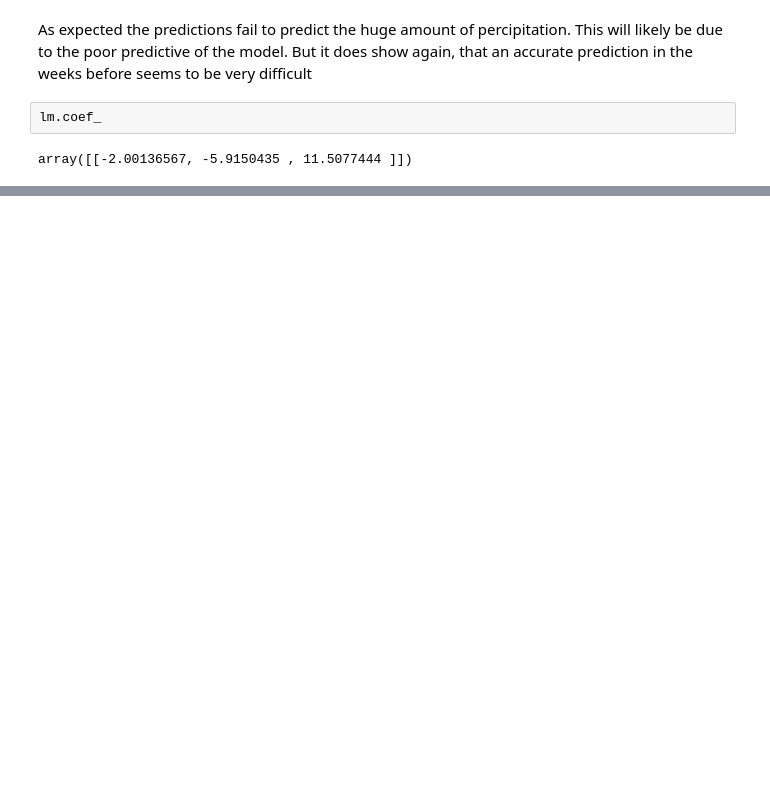
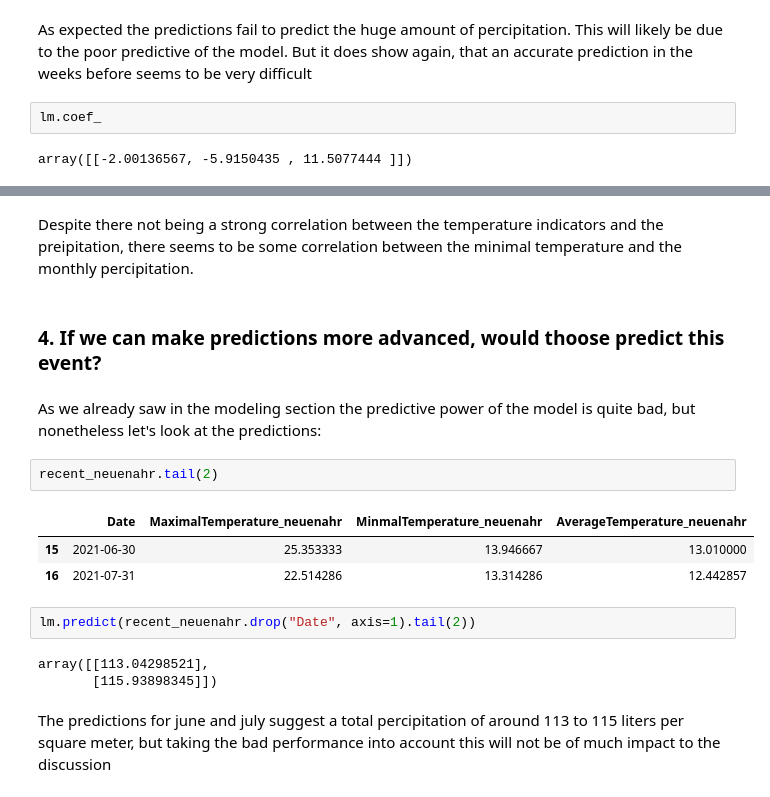
Before and after one commit to niklas-hennig/WeatherToFlood, a Jupyter notebook: WeatherDataAnalysis.ipynb, the cells around one changed output, grey strips where cells are left out. Cells and saved outputs as stored; diff of their text form; blank space fills up the shorter version.

Commit message:
added section headers to notebook to reflect the crisp-dm process

```diff
--- a/WeatherDataAnalysis.ipynb
+++ b/WeatherDataAnalysis.ipynb
@@ -247,0 +257,19 @@ array([[-2.00136567, -5.9150435 , 11.5077444 ]])
+# %% [markdown]
+Despite there not being a strong correlation between the temperature indicators and the preipitation, there seems to be some correlation between the minimal temperature and the monthly percipitation.
+# %% [markdown]
+### 4. If we can make predictions more advanced, would thoose predict this event?
+# %% [markdown]
+As we already saw in the modeling section the predictive power of the model is quite bad, but nonetheless let's look at the predictions:
+# %%
+recent_neuenahr.tail(2)
+# %% [output]
+|  | Date | MaximalTemperature_neuenahr | MinmalTemperature_neuenahr | AverageTemperature_neuenahr |
+| 15 | 2021-06-30 | 25.353333 | 13.946667 | 13.010000 |
+| 16 | 2021-07-31 | 22.514286 | 13.314286 | 12.442857 |
+# %%
+lm.predict(recent_neuenahr.drop("Date", axis=1).tail(2))
+# %% [output]
+array([[113.04298521],
+       [115.93898345]])
+# %% [markdown]
+The predictions for june and july suggest a total percipitation of around 113 to 115 liters per square meter, but taking the bad performance into account this will not be of much impact to the discussion
```
Also changed, not shown: parts of 49 cells of this notebook.
